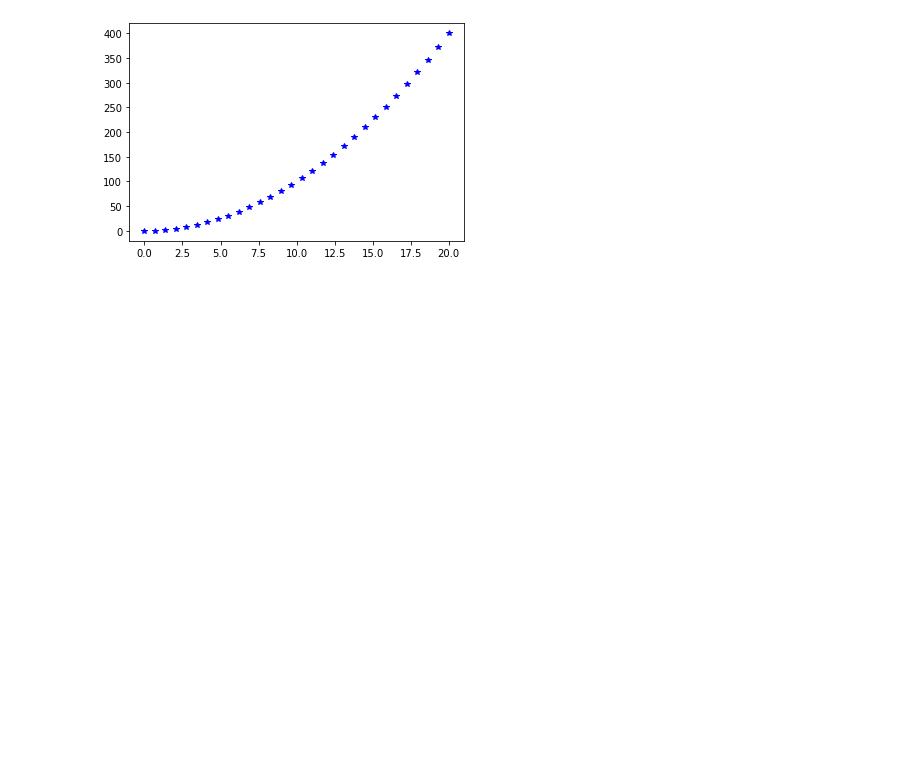
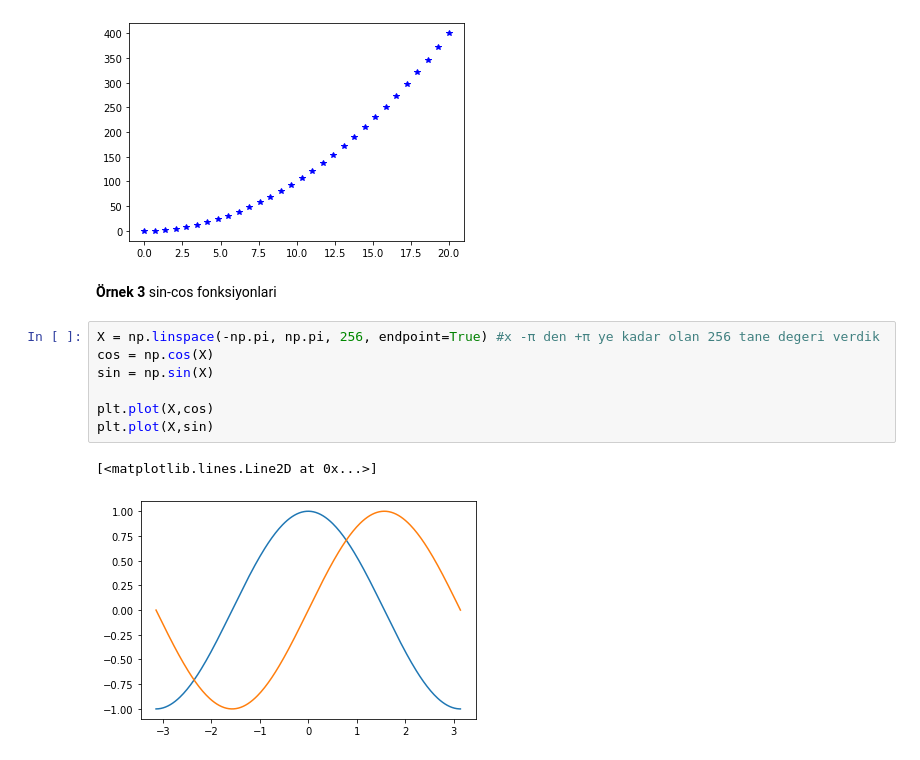
Before and after one commit to bozkurtmert0/python_notlar, a Jupyter notebook: Matplotlib_giris.ipynb, the cells around one changed output. Saved outputs shown, nothing was run; the diff lists cells and outputs as text; blank space fills up the shorter version.

```diff
--- a/Matplotlib_giris.ipynb
+++ b/Matplotlib_giris.ipynb
@@ -110,3 +113,15 @@ plt.plot(numpy_dizi,numpy_dizi2,"b*")
 [figure]
 [<matplotlib.lines.Line2D at 0x...>]
 [figure]
+# %% [markdown]
+**Örnek 3** sin-cos fonksiyonlari
+# %%
+X = np.linspace(-np.pi, np.pi, 256, endpoint=True) #x -π den +π ye kadar olan 256 tane degeri verdik
+cos = np.cos(X)
+sin = np.sin(X)
+
+plt.plot(X,cos)
+plt.plot(X,sin)
+# %% [output]
+[<matplotlib.lines.Line2D at 0x...>]
+[figure, added]
```
Also changed, not shown: parts of 2 cells of this notebook.
